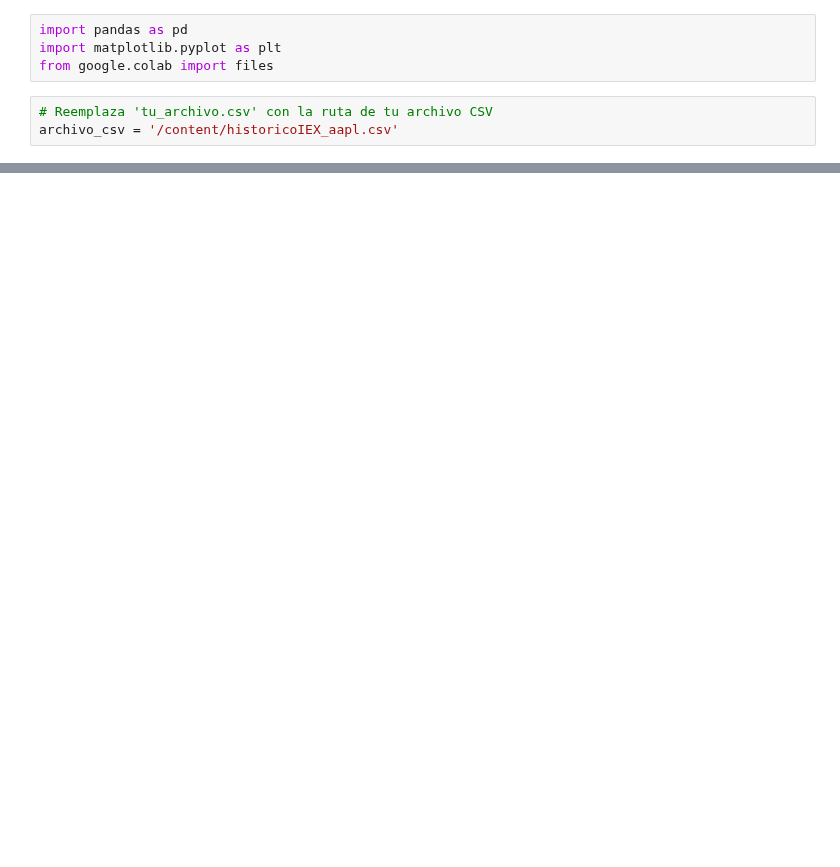
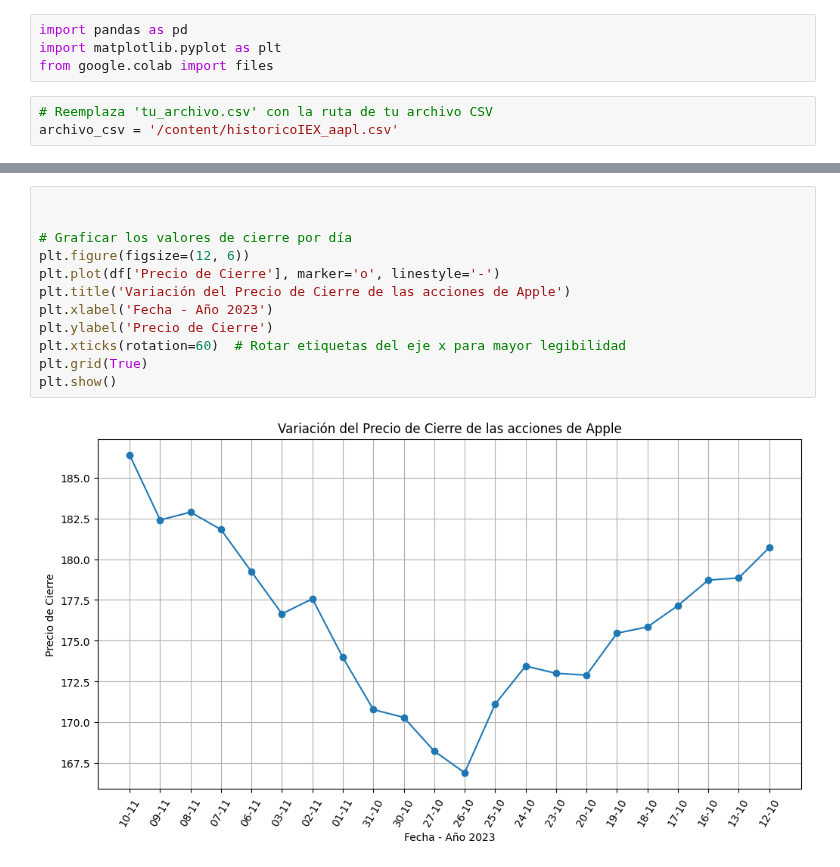
Before and after one commit to tati2108/proyecto-integrador-2022, a Jupyter notebook: codigos_analisis_estadisticos/Análisis_Estadísticos_II.ipynb, the cells around one changed output, grey strips where cells are left out. Saved outputs shown, nothing was run; the diff lists cells and outputs as text; blank space fills up the shorter version.

```diff
--- a/codigos_analisis_estadisticos/Análisis_Estadísticos_II.ipynb
+++ b/codigos_analisis_estadisticos/Análisis_Estadísticos_II.ipynb
@@ -51,3 +87,17 @@ dtype: float64
+# %%
+
+
+# Graficar los valores de cierre por día
+plt.figure(figsize=(12, 6))
+plt.plot(df['Precio de Cierre'], marker='o', linestyle='-')
+plt.title('Variación del Precio de Cierre de las acciones de Apple')
+plt.xlabel('Fecha - Año 2023')
+plt.ylabel('Precio de Cierre')
+plt.xticks(rotation=60)  # Rotar etiquetas del eje x para mayor legibilidad
+plt.grid(True)
+plt.show()
+# %% [output]
+[figure, added]
 # %%
 # Graficar un histograma del volumen
 plt.figure(figsize=(12, 6))
```
Also changed, not shown: parts of 7 cells of this notebook, 1 other file.
